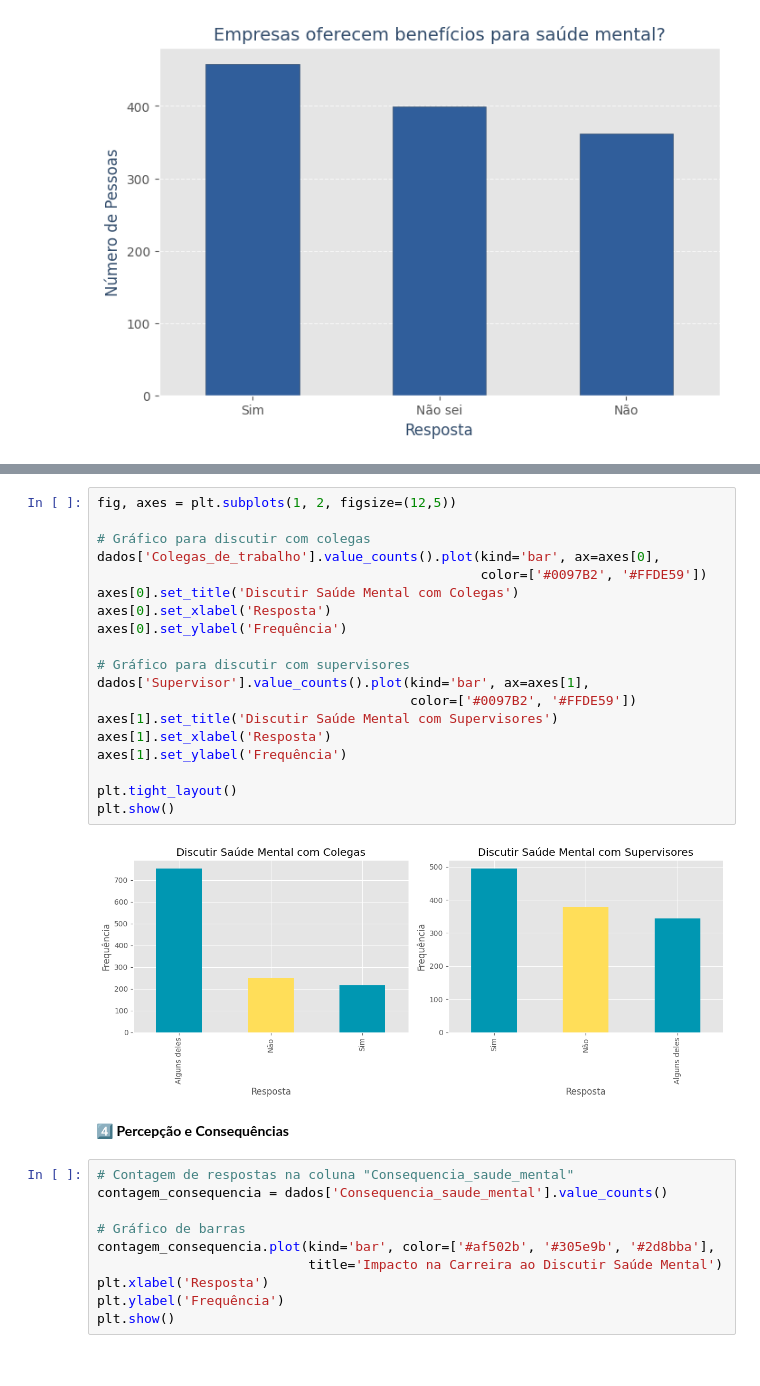
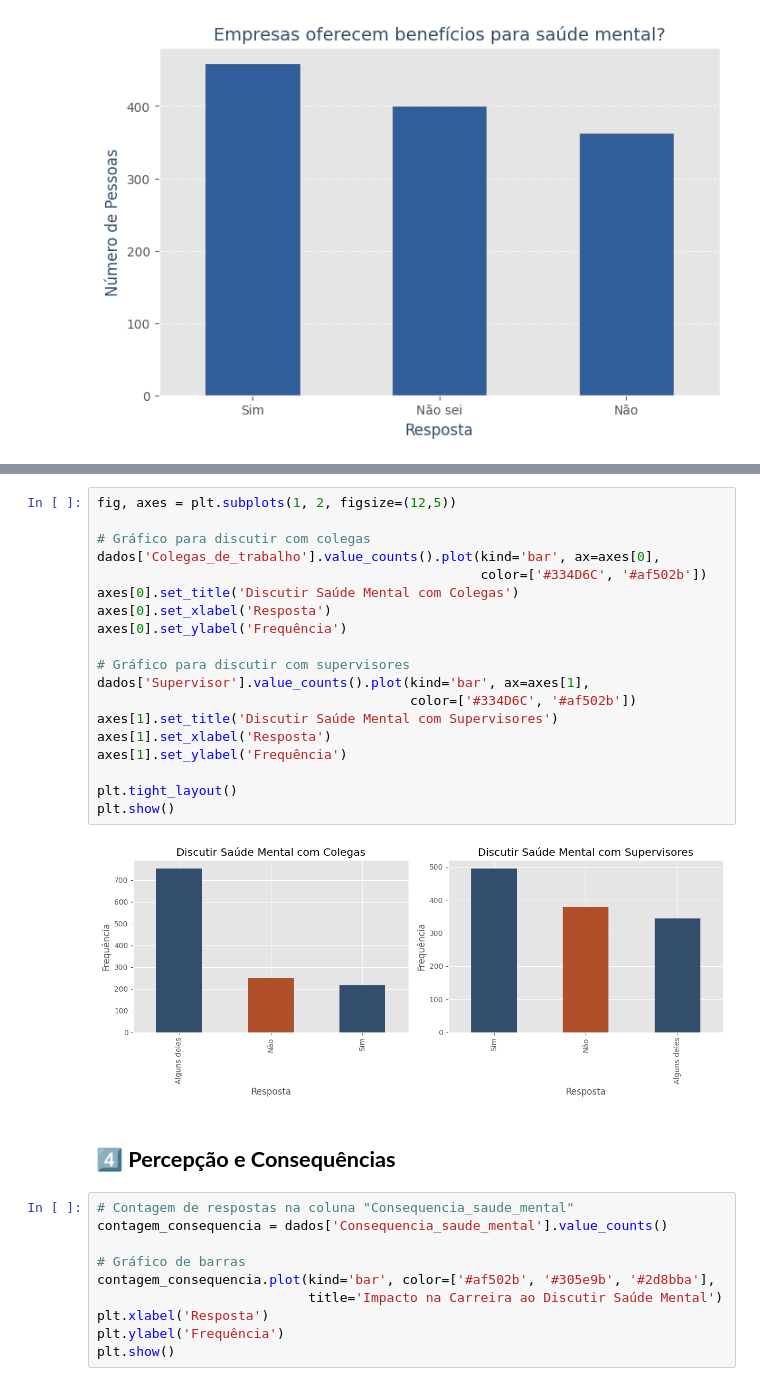
Before and after one commit to Davyeeh/Trabalho-Lab.-CD, a Jupyter notebook: TrabalhoFinal_LAB_C_D_.ipynb, the cells around one changed output, grey strips where cells are left out. Cells and saved outputs as stored; diff of their text form.

```diff
--- a/TrabalhoFinal_LAB_C_D_.ipynb
+++ b/TrabalhoFinal_LAB_C_D_.ipynb
@@ -1263,26 +1265,26 @@ plt.show()
 # %%
 fig, axes = plt.subplots(1, 2, figsize=(12,5))
 
 # Gráfico para discutir com colegas
 dados['Colegas_de_trabalho'].value_counts().plot(kind='bar', ax=axes[0],
-                                                 color=['#0097B2', '#FFDE59'])
+                                                 color=['#334D6C', '#af502b'])
 axes[0].set_title('Discutir Saúde Mental com Colegas')
 axes[0].set_xlabel('Resposta')
 axes[0].set_ylabel('Frequência')
 
 # Gráfico para discutir com supervisores
 dados['Supervisor'].value_counts().plot(kind='bar', ax=axes[1],
-                                        color=['#0097B2', '#FFDE59'])
+                                        color=['#334D6C', '#af502b'])
 axes[1].set_title('Discutir Saúde Mental com Supervisores')
 axes[1].set_xlabel('Resposta')
 axes[1].set_ylabel('Frequência')
 
 plt.tight_layout()
 plt.show()
 # %% [output]
-[figure, old version]
+[figure, new version]
 # %% [markdown]
-**4️⃣ Percepção e Consequências**
+## **4️⃣ Percepção e Consequências**
 # %%
 # Contagem de respostas na coluna "Consequencia_saude_mental"
 contagem_consequencia = dados['Consequencia_saude_mental'].value_counts()
```
Also changed, not shown: parts of 12 cells of this notebook.
